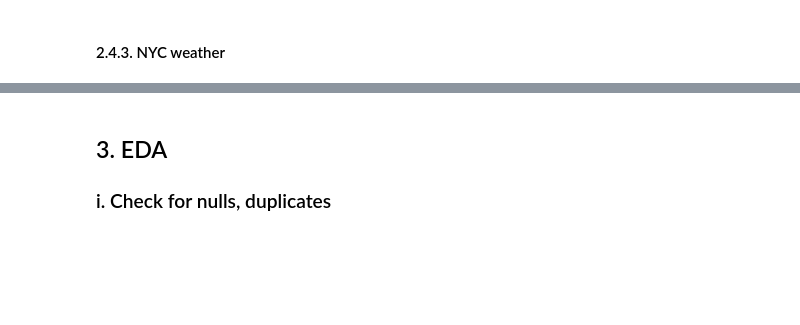
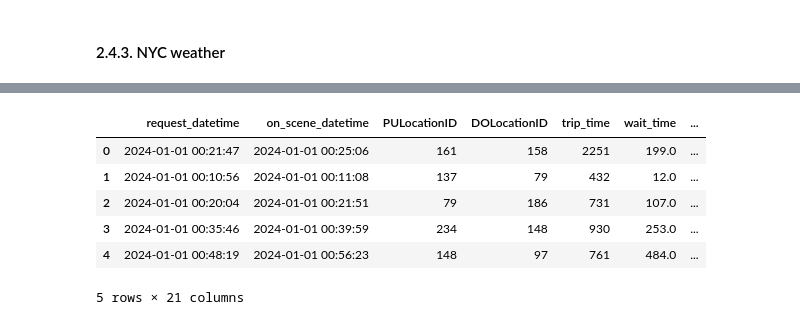
Before and after one commit to chikeorah/NYC-TLC-Trips, a Jupyter notebook: tlc.ipynb, the cells around one changed output, grey strips where cells are left out. Cells and saved outputs as stored; diff of their text form; code cells hidden in the pictures; blank space fills up the shorter version.

```diff
--- a/tlc.ipynb
+++ b/tlc.ipynb
@@ -218,15 +253,0 @@ weather_data.head()
-# %%
-#Select the required columns from weather data and merge with trips dataframe
-weather_data = weather_data[['time', 'temp', 'coco']]
-
-#cast request_datetime to datetime64[ns] to stop warnings
-new_trip_df['request_datetime'] = new_trip_df['request_datetime'].astype('datetime64[ns]')
-trip_weather_df = new_trip_df.merge(weather_data, left_on='request_datetime', right_on='time').compute()
-
-#drop time column
-trip_weather_df.drop('time', axis=1, inplace=True)
-
-trip_weather_df.head()
-# %% [markdown]
-## 3. EDA
-### i. Check for nulls, duplicates
@@ -286,0 +254,14 @@ ax = sns.heatmap(pc, annot=True,
+# %%
+trips['rounded_request_datetime'] = trips['request_datetime'].dt.round('H')
+# %%
+#merge trips and weather dataframe on trips[request_datetime] and weather[time]
+trips_weather_df = trips.merge(weather_data, left_on='rounded_request_datetime', right_on='time', how='left')
+trips_weather_df.head()
+# %% [output]
+|  | request_datetime | on_scene_datetime | PULocationID | DOLocationID | trip_time | wait_time | ... |
+| 0 | 2024-01-01 00:21:47 | 2024-01-01 00:25:06 | 161 | 158 | 2251 | 199.0 | ... |
+| 1 | 2024-01-01 00:10:56 | 2024-01-01 00:11:08 | 137 | 79 | 432 | 12.0 | ... |
+| 2 | 2024-01-01 00:20:04 | 2024-01-01 00:21:51 | 79 | 186 | 731 | 107.0 | ... |
+| 3 | 2024-01-01 00:35:46 | 2024-01-01 00:39:59 | 234 | 148 | 930 | 253.0 | ... |
+| 4 | 2024-01-01 00:48:19 | 2024-01-01 00:56:23 | 148 | 97 | 761 | 484.0 | ... |
+5 rows × 21 columns
```
Also changed, not shown: parts of 27 cells of this notebook.
